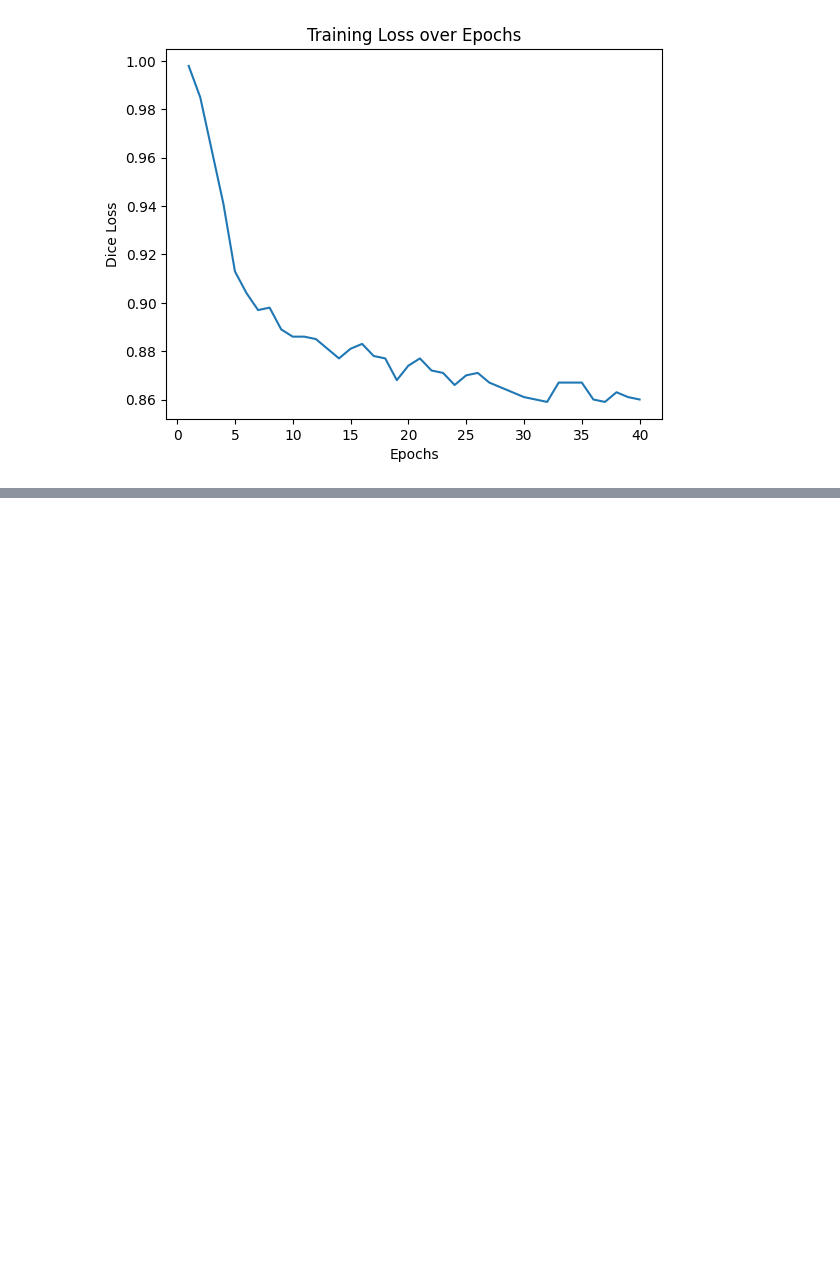
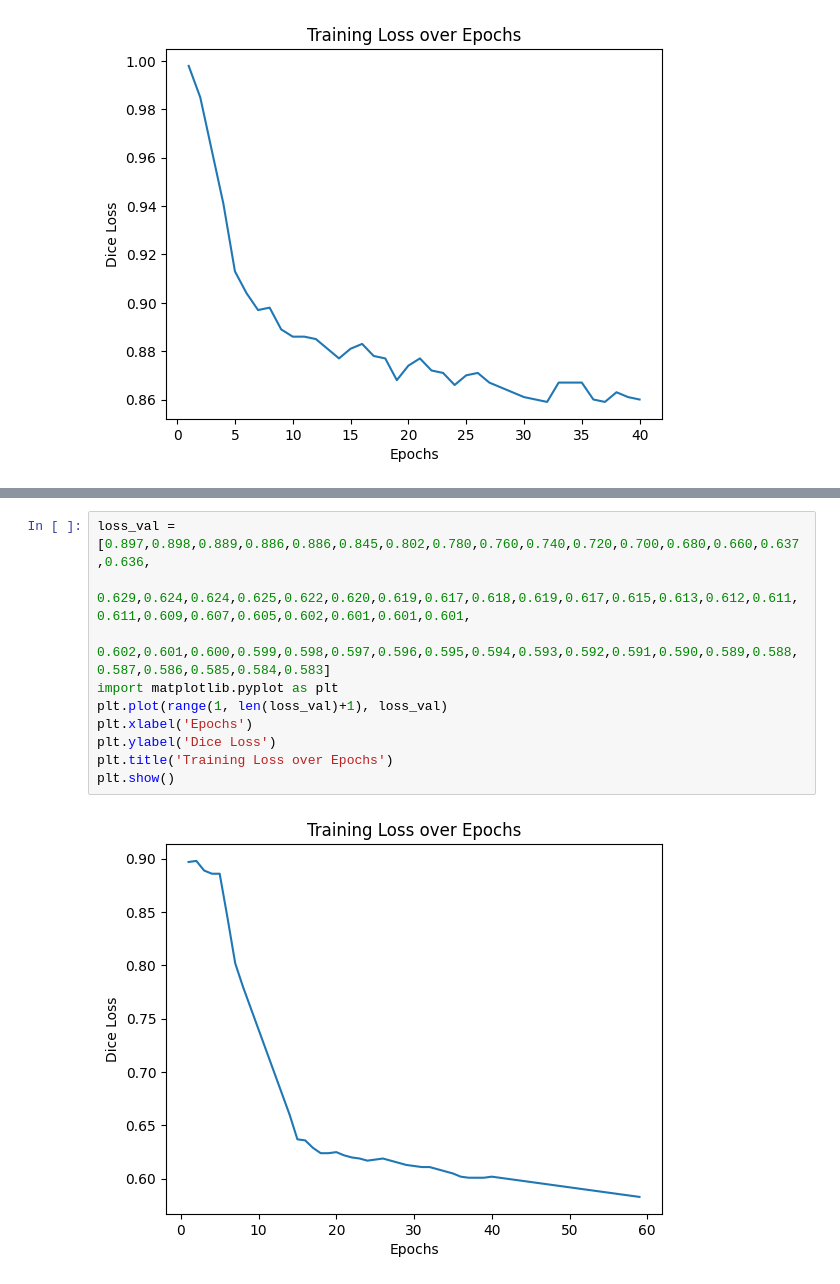
Before and after one commit to nithin88844/Brain_Stroke_Segmentation, a Jupyter notebook: train_seg.ipynb, the cells around one changed output, grey strips where cells are left out. Saved outputs shown, nothing was run; the diff lists cells and outputs as text; blank space fills up the shorter version.

```diff
--- a/train_seg.ipynb
+++ b/train_seg.ipynb
@@ -208,0 +201,12 @@ Note: you may need to restart the kernel to use updated packages.
+# %%
+loss_val = [0.897,0.898,0.889,0.886,0.886,0.845,0.802,0.780,0.760,0.740,0.720,0.700,0.680,0.660,0.637,0.636,
+            0.629,0.624,0.624,0.625,0.622,0.620,0.619,0.617,0.618,0.619,0.617,0.615,0.613,0.612,0.611,0.611,0.609,0.607,0.605,0.602,0.601,0.601,0.601,
+            0.602,0.601,0.600,0.599,0.598,0.597,0.596,0.595,0.594,0.593,0.592,0.591,0.590,0.589,0.588,0.587,0.586,0.585,0.584,0.583]
+import matplotlib.pyplot as plt
+plt.plot(range(1, len(loss_val)+1), loss_val)
+plt.xlabel('Epochs')
+plt.ylabel('Dice Loss')
+plt.title('Training Loss over Epochs')
+plt.show()
+# %% [output]
+[figure, added]
```
Also changed, not shown: parts of 1 cell of this notebook, 13 other files.
